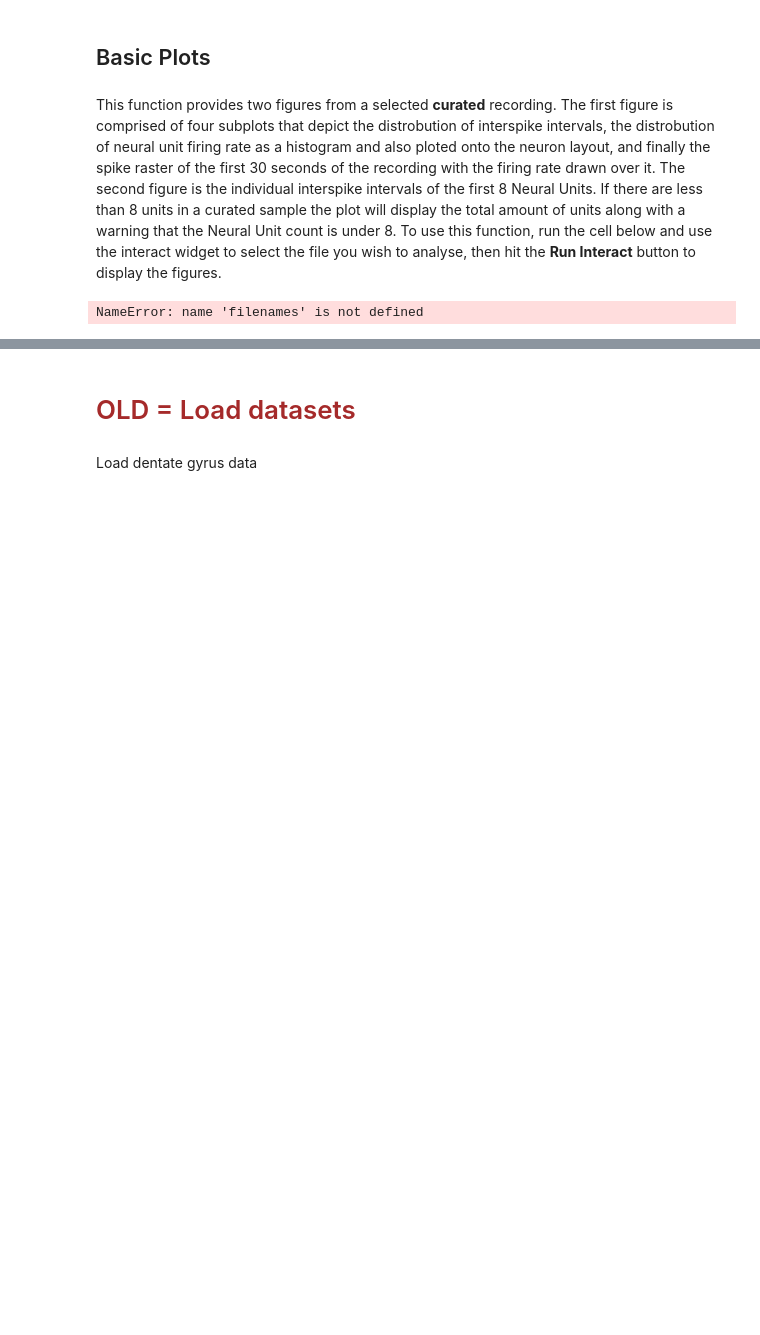
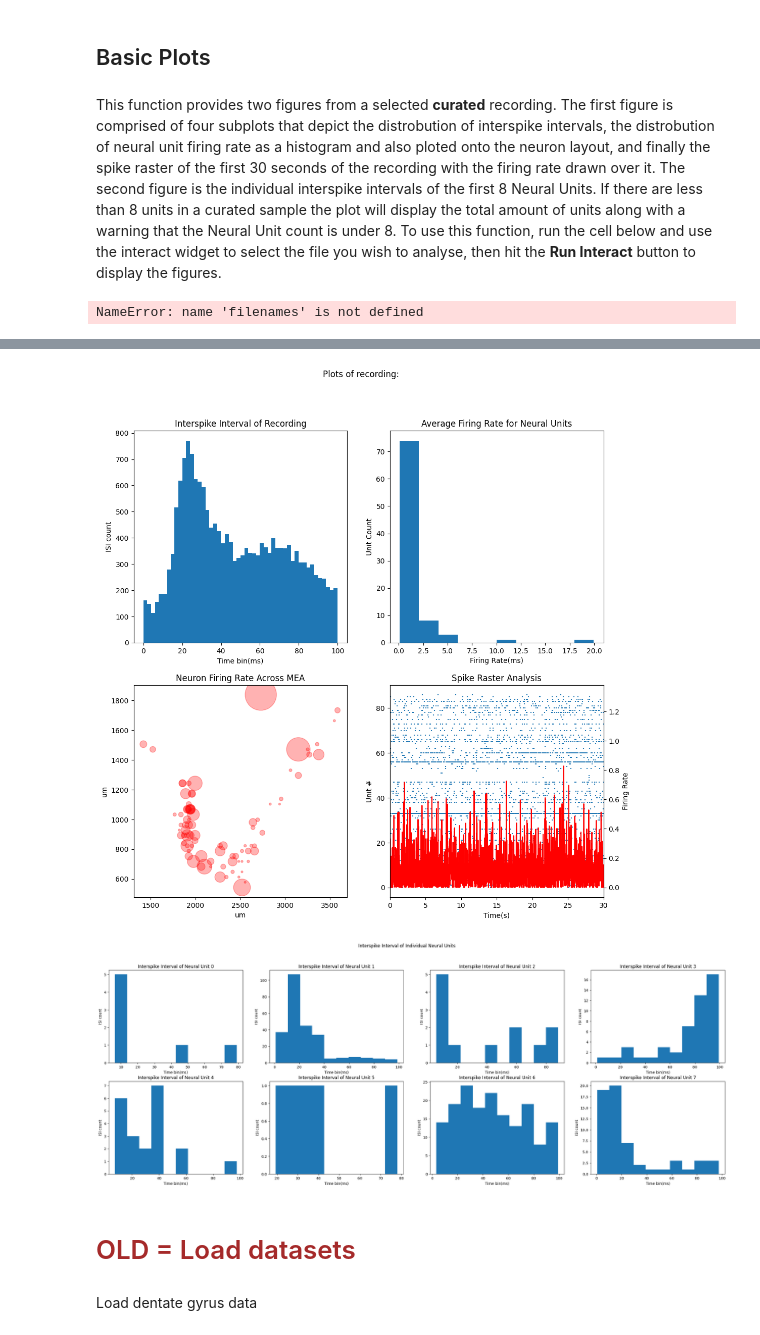
Before and after one commit to braingeneers/midbrain_parkinsons, a Jupyter notebook: tutorials/spike_data/2_summary_statistics.ipynb, the cells around one changed output, grey strips where cells are left out. Drawn from its saved outputs; the diff is of its cells as text; code cells hidden in the pictures; blank space fills up the shorter version.

```diff
--- a/tutorials/spike_data/2_summary_statistics.ipynb
+++ b/tutorials/spike_data/2_summary_statistics.ipynb
@@ -78,0 +84,7 @@ NameError: name 'filenames' is not defined
+# %%
+sd =  read_phy_files( "/workspaces/human_hippocampus/data/ephys/2022-11-02-e-Hc11.1-chip16753/derived/kilosort2/hc11.1_plated-11.1_chip-16753_rec_11.2.22AM-immediate_curated.zip" )
+# %%
+summary_plots( sd )
+# %% [output]
+[figure, added]
+[figure, added]
```
Also changed, not shown: parts of 6 cells of this notebook, 6 other files.
